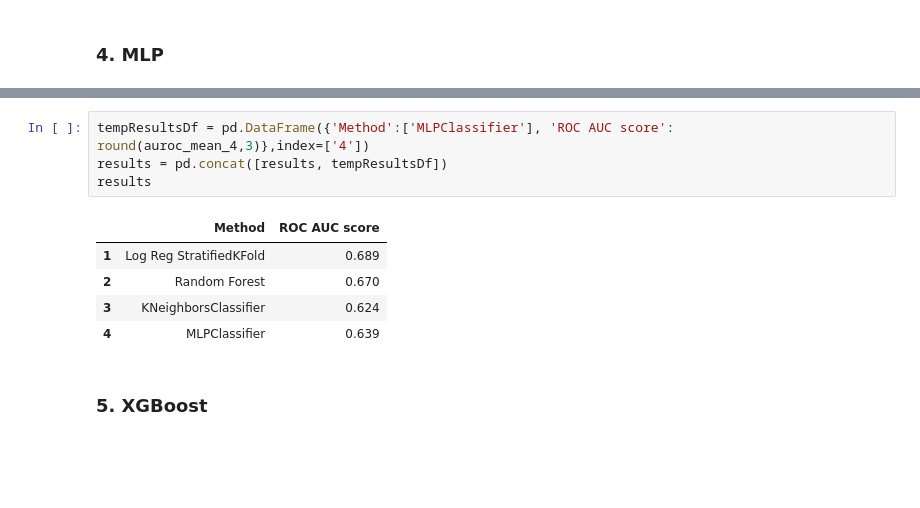
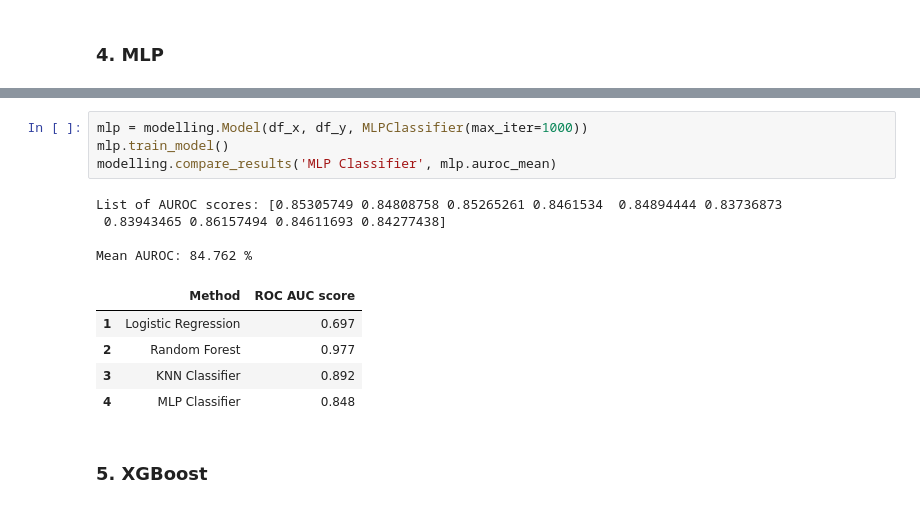
Before and after one commit to ambiwalencja/DataScienceMLprojekt, a Jupyter notebook: 4_projekt_ml_modelowanie_HS.ipynb, the cells around one changed output, grey strips where cells are left out. Cells and saved outputs as stored; diff of their text form; blank space fills up the shorter version.

```diff
--- a/4_projekt_ml_modelowanie_HS.ipynb
+++ b/4_projekt_ml_modelowanie_HS.ipynb
@@ -626,12 +248,16 @@ Mean AUROC: 63.895 %
-# %%
-tempResultsDf = pd.DataFrame({'Method':['MLPClassifier'], 'ROC AUC score': round(auroc_mean_4,3)},index=['4'])
-results = pd.concat([results, tempResultsDf])
-results
-# %% [output]
-|  | Method | ROC AUC score |
-| 1 | Log Reg StratifiedKFold | 0.689 |
-| 2 | Random Forest | 0.670 |
-| 3 | KNeighborsClassifier | 0.624 |
-| 4 | MLPClassifier | 0.639 |
+# %%
+mlp = modelling.Model(df_x, df_y, MLPClassifier(max_iter=1000))
+mlp.train_model()
+modelling.compare_results('MLP Classifier', mlp.auroc_mean)
+# %% [output]
+List of AUROC scores: [0.85305749 0.84808758 0.85265261 0.8461534  0.84894444 0.83736873
+ 0.83943465 0.86157494 0.84611693 0.84277438]
+
+Mean AUROC: 84.762 %
+|  | Method | ROC AUC score |
+| 1 | Logistic Regression | 0.697 |
+| 2 | Random Forest | 0.977 |
+| 3 | KNN Classifier | 0.892 |
+| 4 | MLP Classifier | 0.848 |
 # %% [markdown]
 ### 5. XGBoost
```
Also changed, not shown: parts of 122 cells of this notebook.
